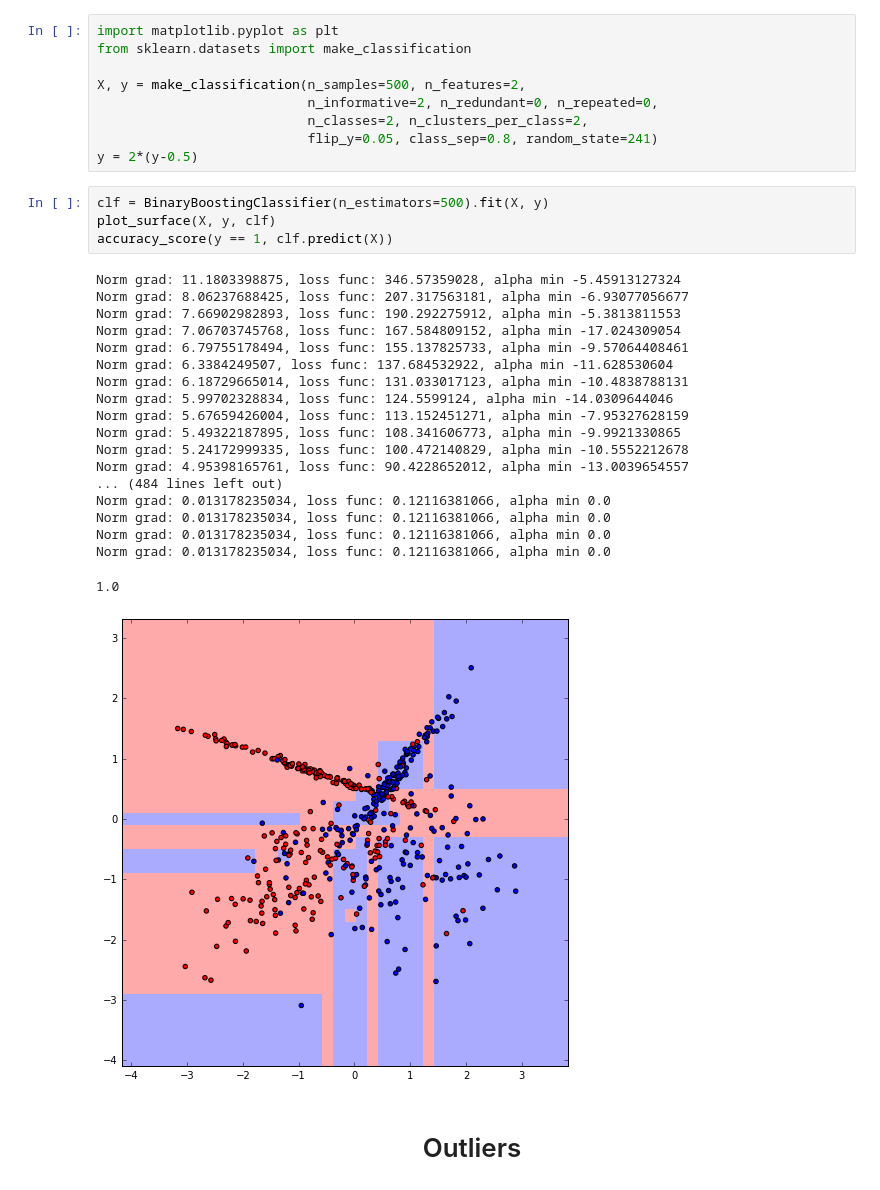
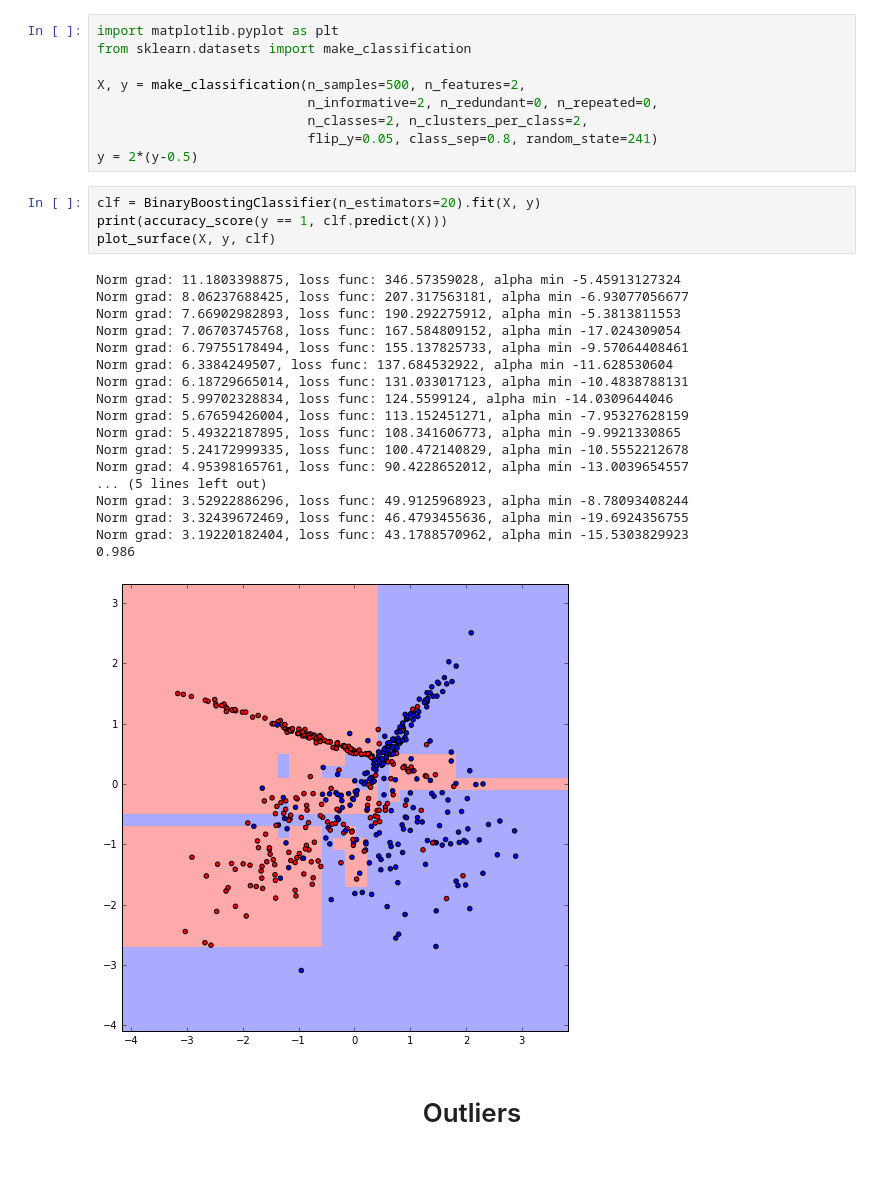
Before and after one commit to standy66/ml-fall-2016, a Jupyter notebook: hw02-boosting/stepanov_394_task2.ipynb, the cells around one changed output. Cells and saved outputs as stored; diff of their text form.

```diff
--- a/hw02-boosting/stepanov_394_task2.ipynb
+++ b/hw02-boosting/stepanov_394_task2.ipynb
@@ -168,29 +168,28 @@ X, y = make_classification(n_samples=500, n_features=2,
                            flip_y=0.05, class_sep=0.8, random_state=241)
 y = 2*(y-0.5)
 # %%
-clf = BinaryBoostingClassifier(n_estimators=500).fit(X, y)
+clf = BinaryBoostingClassifier(n_estimators=20).fit(X, y)
+print(accuracy_score(y == 1, clf.predict(X)))
 plot_surface(X, y, clf)
-accuracy_score(y == 1, clf.predict(X))
 # %% [output]
 Norm grad: 11.1803398875, loss func: 346.57359028, alpha min -5.45913127324
 Norm grad: 8.06237688425, loss func: 207.317563181, alpha min -6.93077056677
 Norm grad: 7.66902982893, loss func: 190.292275912, alpha min -5.3813811553
 Norm grad: 7.06703745768, loss func: 167.584809152, alpha min -17.024309054
 Norm grad: 6.79755178494, loss func: 155.137825733, alpha min -9.57064408461
 Norm grad: 6.3384249507, loss func: 137.684532922, alpha min -11.628530604
 Norm grad: 6.18729665014, loss func: 131.033017123, alpha min -10.4838788131
 Norm grad: 5.99702328834, loss func: 124.5599124, alpha min -14.0309644046
 Norm grad: 5.67659426004, loss func: 113.152451271, alpha min -7.95327628159
 Norm grad: 5.49322187895, loss func: 108.341606773, alpha min -9.9921330865
 Norm grad: 5.24172999335, loss func: 100.472140829, alpha min -10.5552212678
 Norm grad: 4.95398165761, loss func: 90.4228652012, alpha min -13.0039654557
-... (484 lines left out)
-Norm grad: 0.013178235034, loss func: 0.12116381066, alpha min 0.0
-Norm grad: 0.013178235034, loss func: 0.12116381066, alpha min 0.0
-Norm grad: 0.013178235034, loss func: 0.12116381066, alpha min 0.0
-Norm grad: 0.013178235034, loss func: 0.12116381066, alpha min 0.0
+... (5 lines left out)
+Norm grad: 3.52922886296, loss func: 49.9125968923, alpha min -8.78093408244
+Norm grad: 3.32439672469, loss func: 46.4793455636, alpha min -19.6924356755
+Norm grad: 3.19220182404, loss func: 43.1788570962, alpha min -15.5303829923
+0.986
-1.0
-[figure, old version]
+[figure, new version]
 # %% [markdown]
 <h1 align="center">Outliers</h1>
 # %%
```
Also changed, not shown: parts of 26 cells of this notebook, 3 other files.
